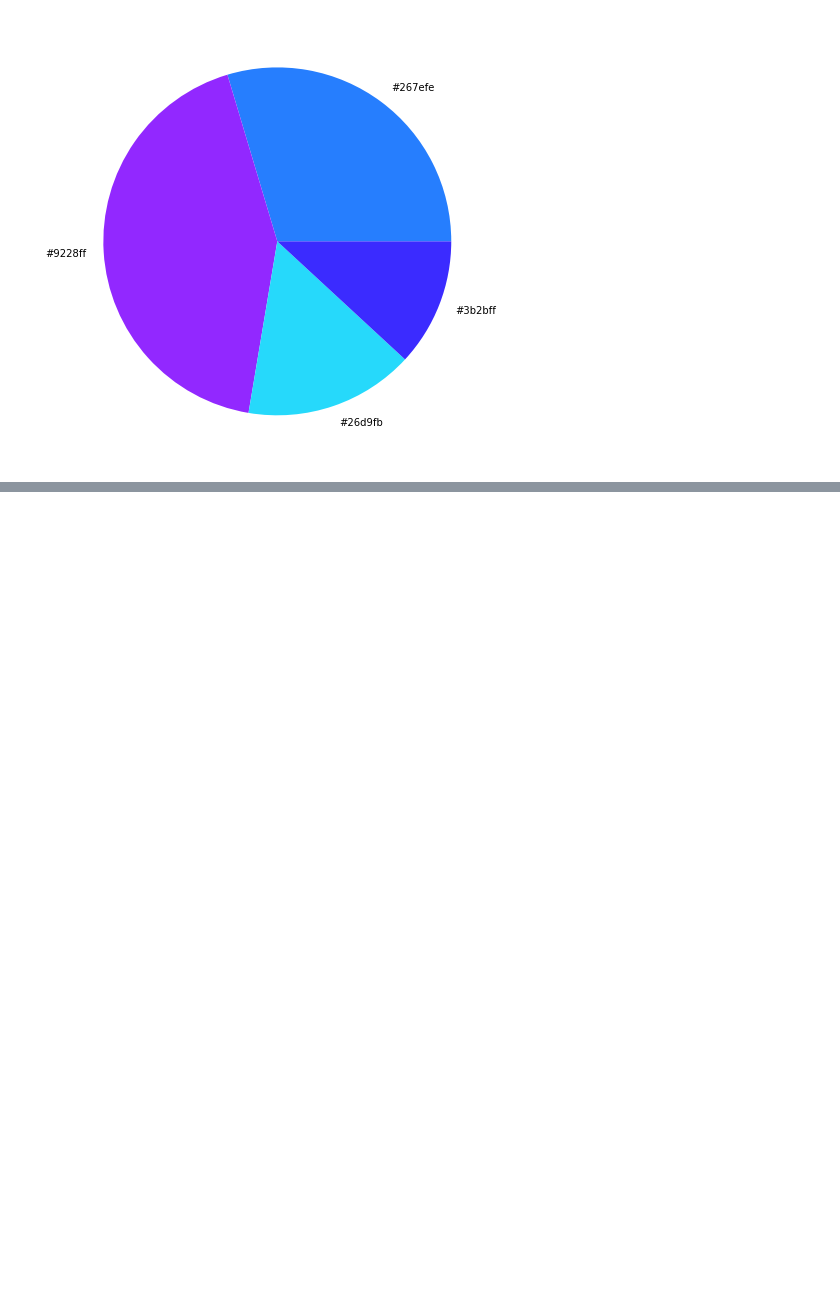
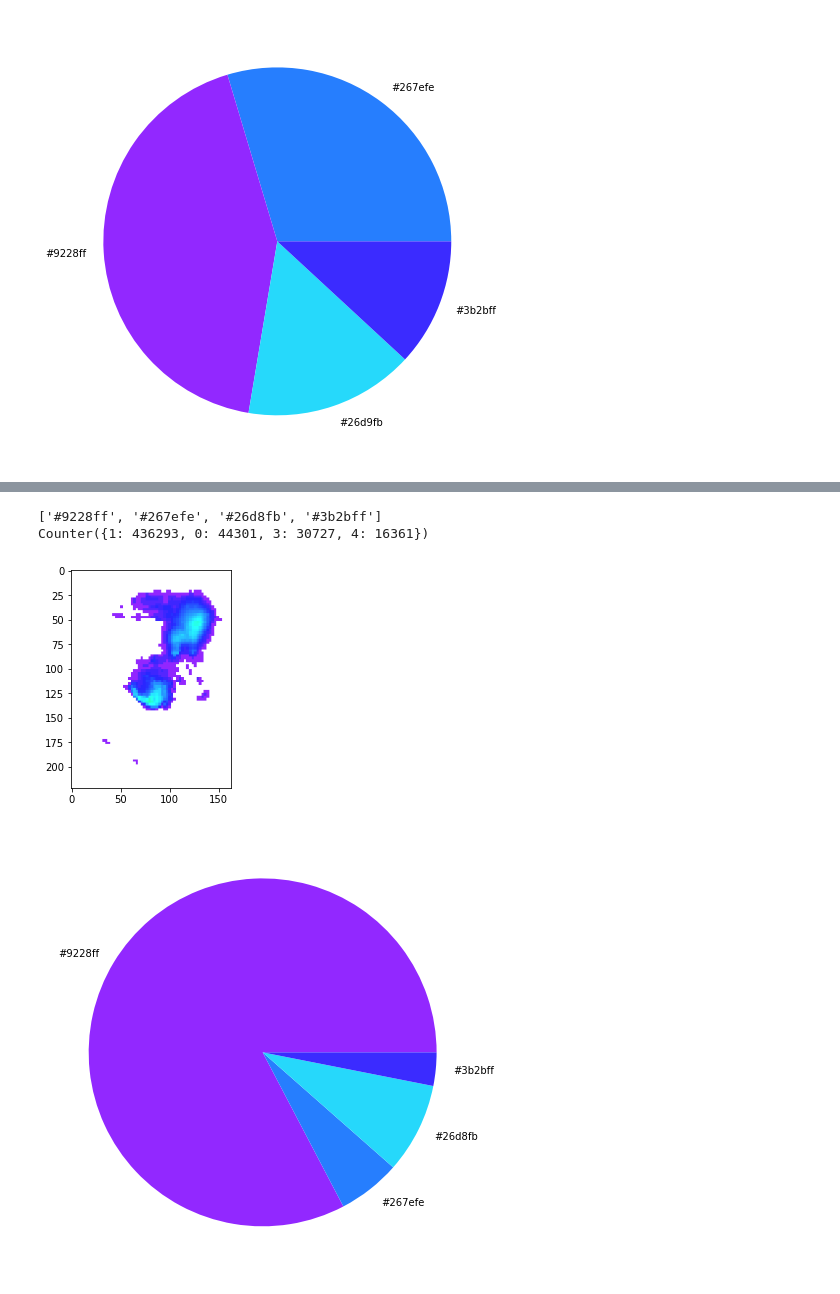
Before and after one commit to maggiejakus/Codecademy, a Jupyter notebook: G and H Color Analysis/Color Analyzer.ipynb, the cells around one changed output, grey strips where cells are left out. Cells and saved outputs as stored; diff of their text form; code cells hidden in the pictures; blank space fills up the shorter version.

```diff
--- a/G and H Color Analysis/Color Analyzer.ipynb
+++ b/G and H Color Analysis/Color Analyzer.ipynb
@@ -250,0 +263,12 @@ Counter({1: 44309, 3: 30727, 4: 16357, 2: 12314})
+# %%
+h3_222 = cv2.imread('Images/H3/H3_222_transparent.png')
+h3_222 = cv2.cvtColor(h3_222, cv2.COLOR_BGR2RGB) #converting the color format from BGR to RGB using cvtColor
+plt.imshow(h3_222)
+
+modified_image = prep_image(h3_222)
+color_analysis_popbackground(modified_image, clusters = 5)
+# %% [output]
+['#9228ff', '#267efe', '#26d8fb', '#3b2bff']
+Counter({1: 436293, 0: 44301, 3: 30727, 4: 16361})
+[figure, added]
+[figure, added]
```
Also changed, not shown: parts of 3 cells of this notebook, 2 other files.
